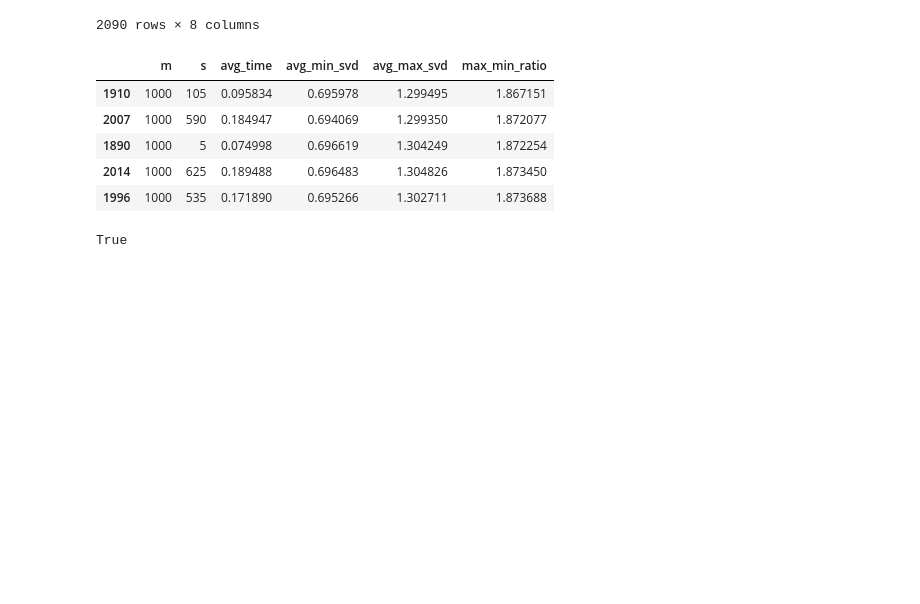
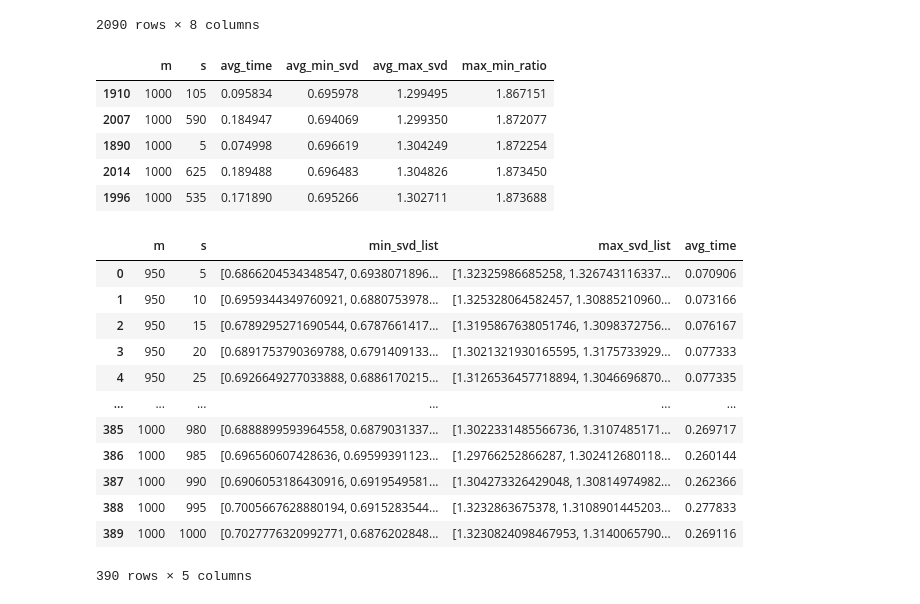
Before and after one commit to LakBoonJun1/DSA4288, a Jupyter notebook: Notebook/implementation.ipynb, the cells around one changed output. Saved outputs shown, nothing was run; the diff lists cells and outputs as text; code cells hidden in the pictures; blank space fills up the shorter version.

Commit message:
more sketches

```diff
--- a/Notebook/implementation.ipynb
+++ b/Notebook/implementation.ipynb
@@ -329,10 +331,14 @@ top_few_rows2
 #simulation for U matrix with orthogonal columns
 #initialise
 #n_row is the row of U and dimension of S
-n_rows = 10000
-d = 1000
-n_sketches = 1
-m_values = list(range(10000, 10100, 50))
+n_rows = 1000
+d = 100
+n_sketches = 100
+m_values = list(range(950, 1001, 50))
+
+#U matrix
+temp_matrix = np.random.randn(n_rows, d)
+U, _ = np.linalg.qr(temp_matrix)
 
 #simulation for U with orthogonl matrix
 results = []
@@ -366,5 +372,19 @@ for m in m_values:
 
 #dataframe to store results
 results3_df = pd.DataFrame(results)
-# %% [output]
-True
+# %%
+results3_df
+# %% [output]
+|  | m | s | min_svd_list | max_svd_list | avg_time |
+| 0 | 950 | 5 | [0.6866204534348547, 0.6938071896... | [1.32325986685258, 1.326743116337... | 0.070906 |
+| 1 | 950 | 10 | [0.6959344349760921, 0.6880753978... | [1.325328064582457, 1.30885210960... | 0.073166 |
+| 2 | 950 | 15 | [0.6789295271690544, 0.6787661417... | [1.3195867638051746, 1.3098372756... | 0.076167 |
+| 3 | 950 | 20 | [0.6891753790369788, 0.6791409133... | [1.3021321930165595, 1.3175733929... | 0.077333 |
+| 4 | 950 | 25 | [0.6926649277033888, 0.6886170215... | [1.3126536457718894, 1.3046696870... | 0.077335 |
+| ... | ... | ... | ... | ... | ... |
+| 385 | 1000 | 980 | [0.6888899593964558, 0.6879031337... | [1.3022331485566736, 1.3107485171... | 0.269717 |
+| 386 | 1000 | 985 | [0.696560607428636, 0.69599391123... | [1.29766252866287, 1.302412680118... | 0.260144 |
+| 387 | 1000 | 990 | [0.6906053186430916, 0.6919549581... | [1.304273326429048, 1.30814974982... | 0.262366 |
+| 388 | 1000 | 995 | [0.7005667628880194, 0.6915283544... | [1.3232863675378, 1.3108901445203... | 0.277833 |
+| 389 | 1000 | 1000 | [0.7027776320992771, 0.6876202848... | [1.3230824098467953, 1.3140065790... | 0.269116 |
+390 rows × 5 columns
```
Also changed, not shown: parts of 3 cells of this notebook.
